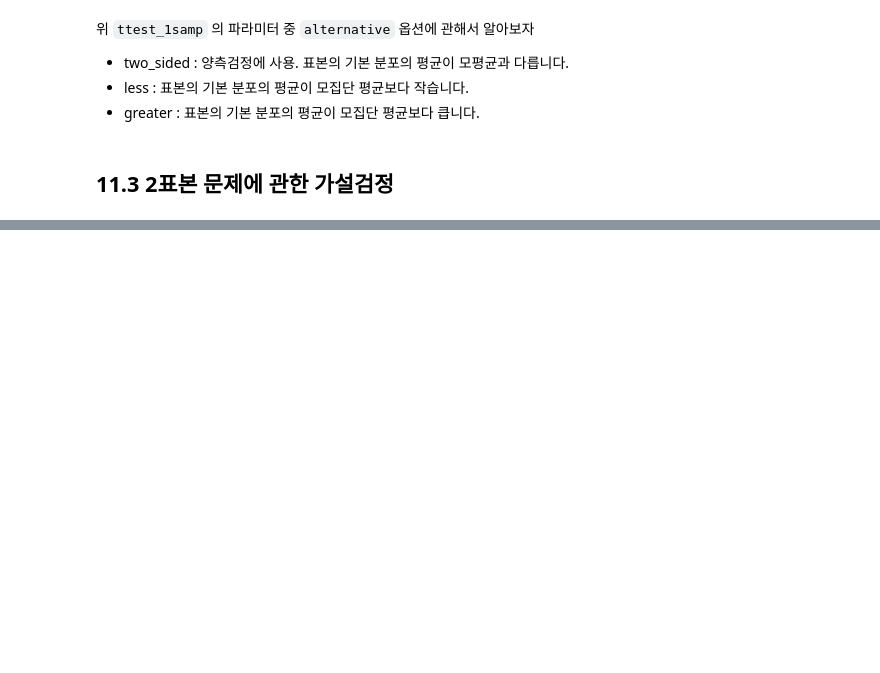
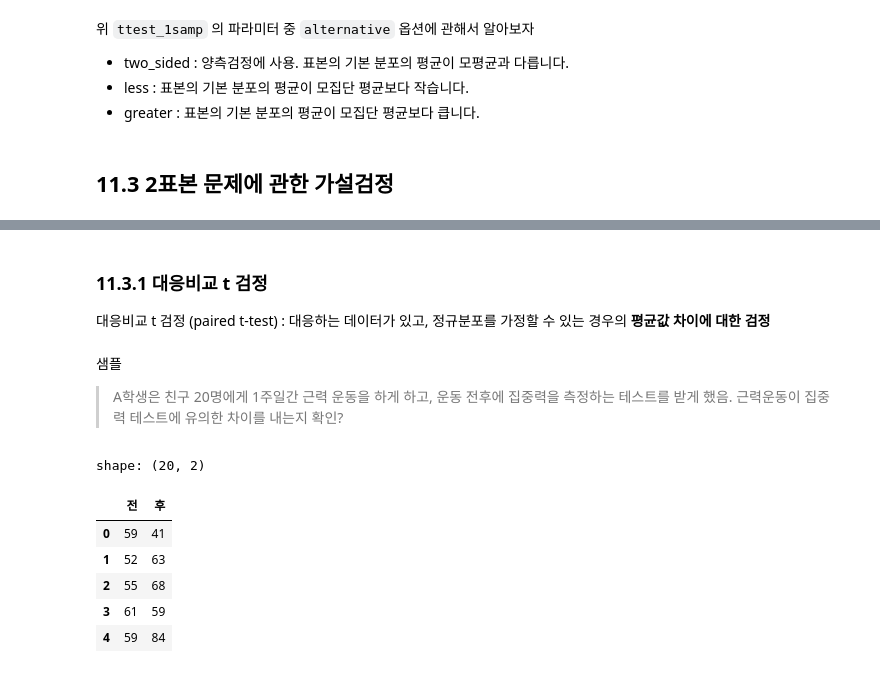
Before and after one commit to johyunkang/python_stat, a Jupyter notebook: chapter11.ipynb, the cells around one changed output, grey strips where cells are left out. Drawn from its saved outputs; the diff is of its cells as text; code cells hidden in the pictures; blank space fills up the shorter version.

```diff
--- a/chapter11.ipynb
+++ b/chapter11.ipynb
@@ -228,0 +245,23 @@ p.314
+# %% [markdown]
+### 11.3.1 대응비교 t 검정
+
+대응비교 t 검정 (paired t-test) : 대응하는 데이터가 있고, 정규분포를 가정할 수 있는 경우의 **평균값 차이에 대한 검정**
+# %% [markdown]
+
+샘플
+> A학생은 친구 20명에게 1주일간 근력 운동을 하게 하고, 운동 전후에 집중력을 측정하는 테스트를 받게 했음. 근력운동이 집중력 테스트에 유의한 차이를 내는지 확인?
+# %%
+import pandas as pd
+
+FILE_PATH = '/content/drive/MyDrive/Colab Notebooks/누구나파이썬통계분석/data/ch11_training_rel.csv'
+df = pd.read_csv(FILE_PATH)
+print('shape:', df.shape)
+display(df.head())
+# %% [output]
+shape: (20, 2)
+|  | 전 | 후 |
+| 0 | 59 | 41 |
+| 1 | 52 | 63 |
+| 2 | 55 | 68 |
+| 3 | 61 | 59 |
+| 4 | 59 | 84 |
```
Also changed, not shown: parts of 15 cells of this notebook.
